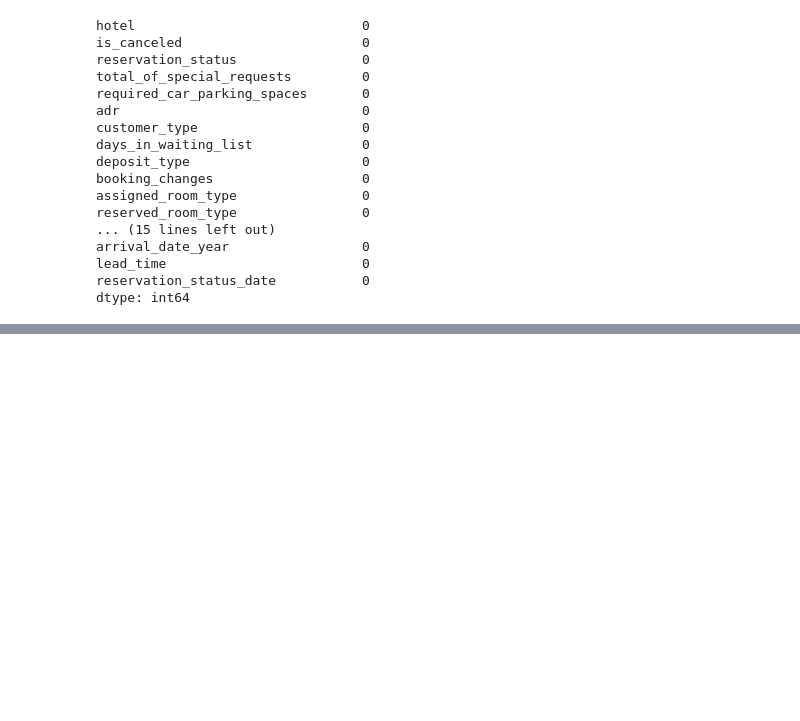
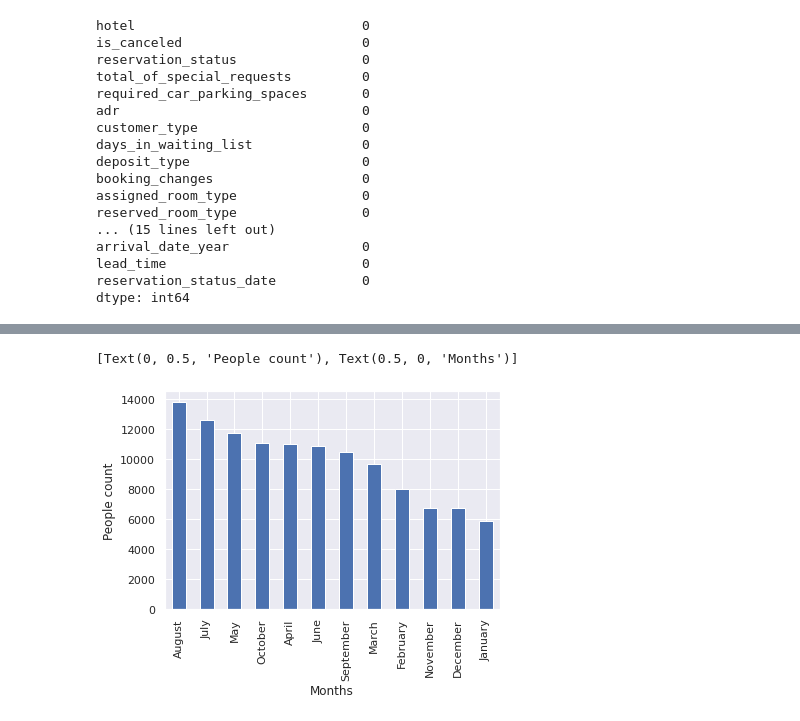
Before and after one commit to FarazAhmad2/EDA-on-Hotel-Booking, a Jupyter notebook: Hotel_Booking_Analysis_Capstone_Project.ipynb, the cells around one changed output, grey strips where cells are left out. Cells and saved outputs as stored; diff of their text form; code cells hidden in the pictures; blank space fills up the shorter version.

```diff
--- a/Hotel_Booking_Analysis_Capstone_Project.ipynb
+++ b/Hotel_Booking_Analysis_Capstone_Project.ipynb
@@ -125,0 +209,5 @@ for column in df.describe().columns:
+# %%
+df['arrival_date_month'].value_counts().plot(kind='bar').set(xlabel=('Months'), ylabel=('People count'))
+# %% [output]
+[Text(0, 0.5, 'People count'), Text(0.5, 0, 'Months')]
+[figure, added]
```
Also changed, not shown: parts of 15 cells of this notebook.
